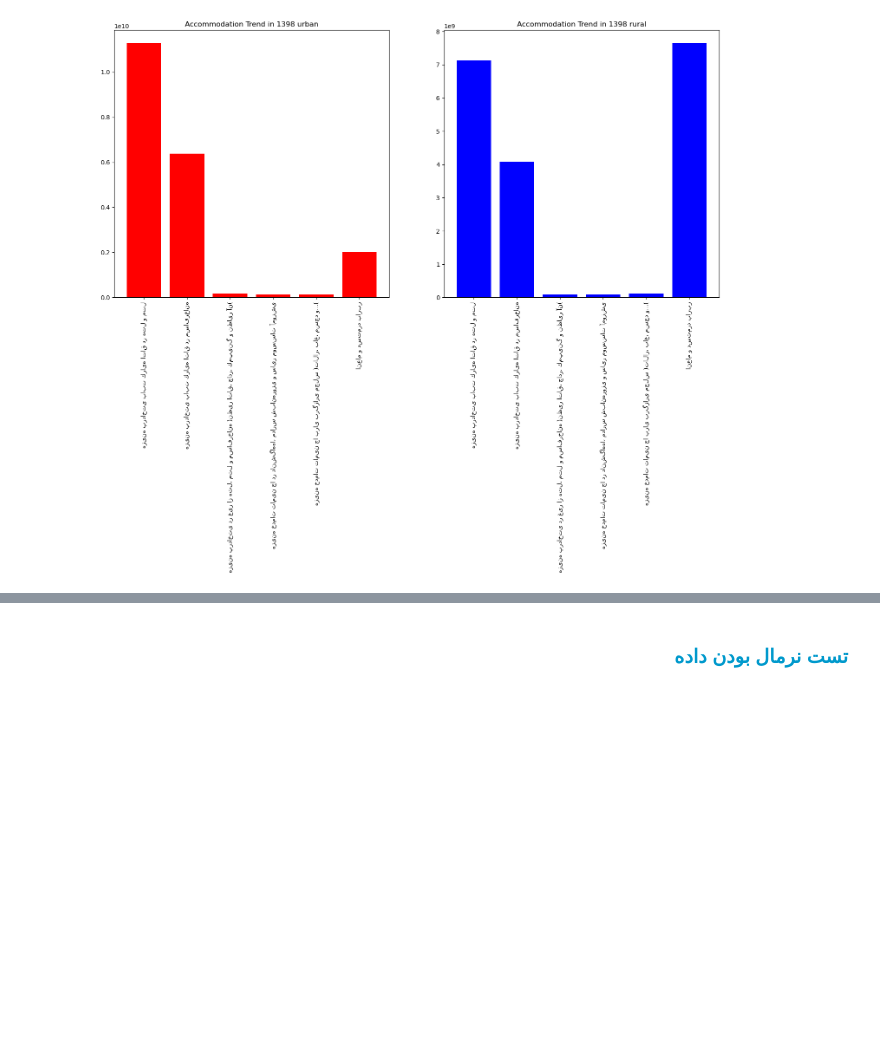
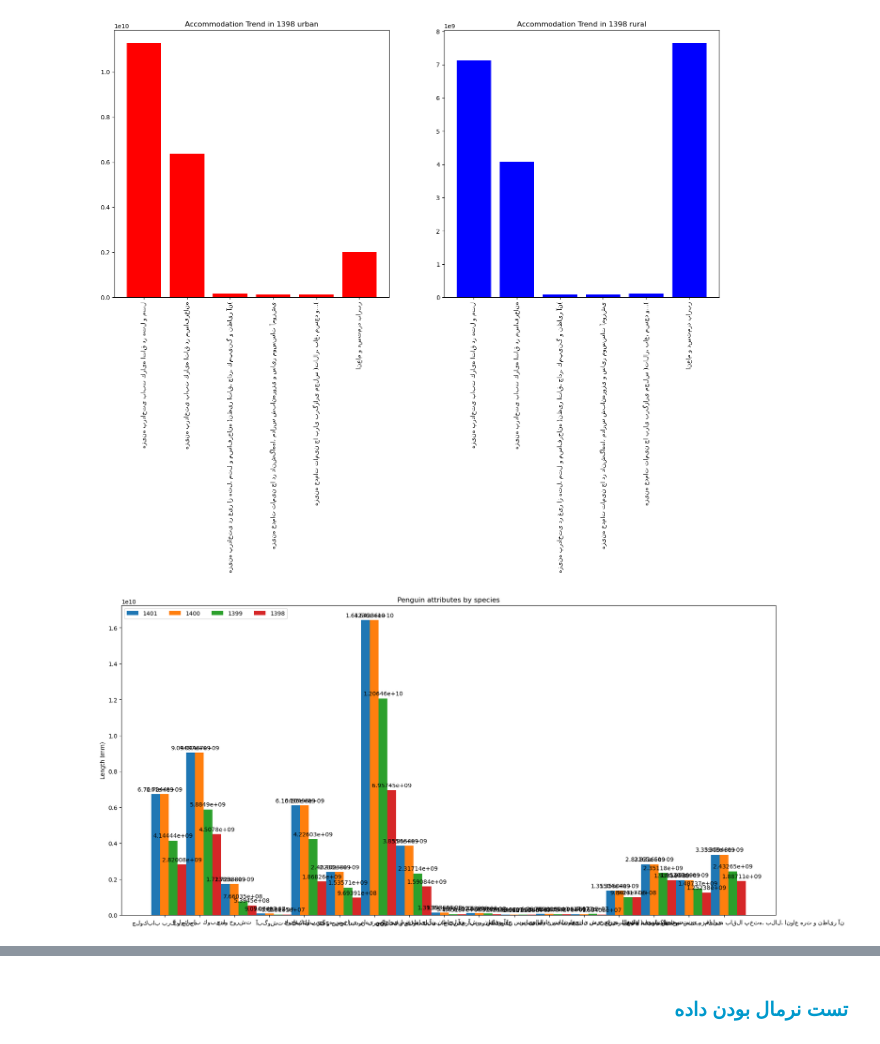
Before and after one commit to Quera2/Group4_AI_Delta_project1, a Jupyter notebook: statistics_1.ipynb, the cells around one changed output, grey strips where cells are left out. Drawn from its saved outputs; the diff is of its cells as text; code cells hidden in the pictures; blank space fills up the shorter version.

Commit message:
add compare charts

```diff
--- a/statistics_1.ipynb
+++ b/statistics_1.ipynb
@@ -499,3 +499,35 @@ ax[1].set_title('Accommodation Trend in 1398 rural')
 plt.show()
 # %% [output]
 [figure]
+# %%
+#compare food costs in unbun
+food_name = food_trend_401_urban['food_name']
+food_values = {
+    '1401': (food_trend_401_urban['value']),
+    '1400': (food_trend_400_urban['value']),
+    '1399': (food_trend_99_urban['value']),
+    '1398': (food_trend_98_urban['value'])
+}
+
+x = np.arange(len(food_name))  # the label locations
+width = 0.25  # the width of the bars
+multiplier = 0
+
+fig, ax = plt.subplots(figsize=(18, 8),layout='constrained')
+
+for attribute, measurement in food_values.items():
+    offset = width * multiplier
+    rects = ax.bar(x + offset, measurement, width, label=attribute)
+    ax.bar_label(rects, padding=3)
+    multiplier += 1
+
+# Add some text for labels, title and custom x-axis tick labels, etc.
+ax.set_ylabel('Length (mm)')
+ax.set_title('Penguin attributes by species')
+ax.set_xticks(x + width, food_name)
+ax.legend(loc='upper left', ncols=4)
+# ax.set_ylim(0, 250)
+
+plt.show()
+# %% [output]
+[figure, added]
```
Also changed, not shown: parts of 5 cells of this notebook.
